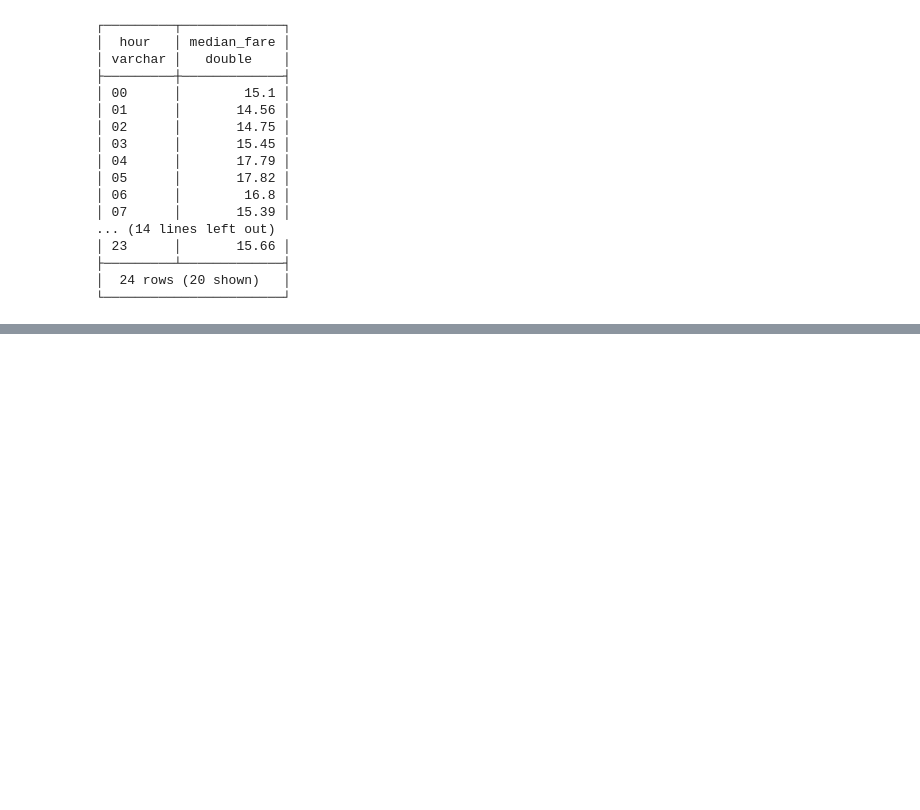
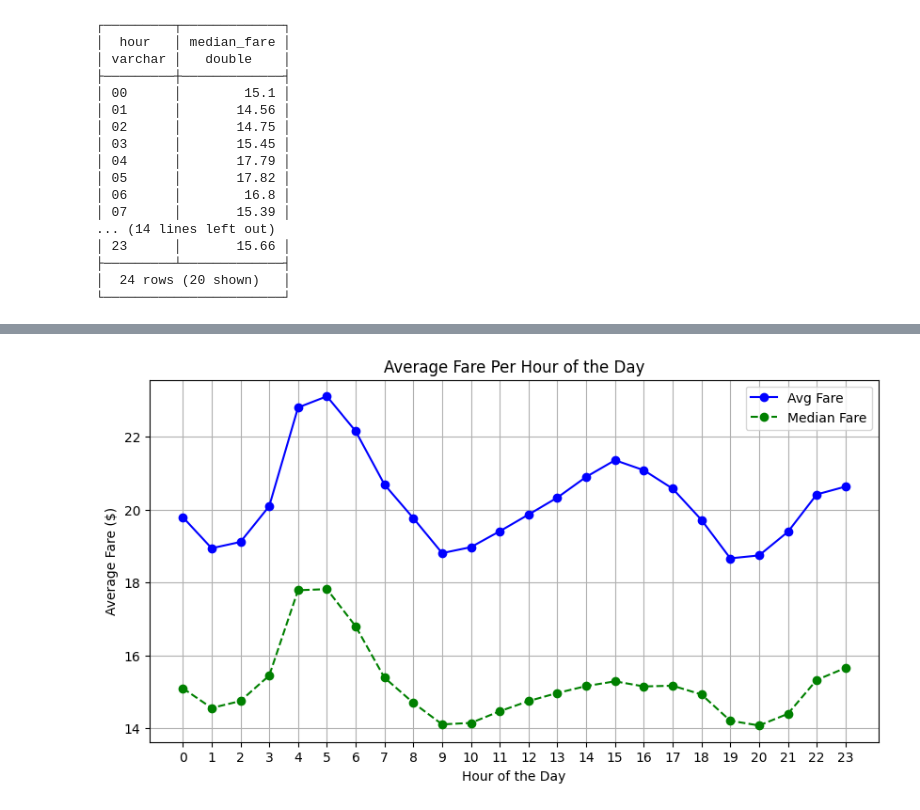
Before and after one commit to idavoong/CSC369-Analysis, a Jupyter notebook: analysis/scripts.ipynb, the cells around one changed output, grey strips where cells are left out. Saved outputs shown, nothing was run; the diff lists cells and outputs as text; code cells hidden in the pictures; blank space fills up the shorter version.

```diff
--- a/analysis/scripts.ipynb
+++ b/analysis/scripts.ipynb
@@ -29,3 +29,14 @@ print(times)
 ├─────────────────────┴────────────┴─────────────────────┴────────────────────┤
 │ ? rows (>9999 rows, 20 shown)                                     4 columns │
 └─────────────────────────────────────────────────────────────────────────────┘
+# %%
+average = duckdb.sql(f"""
+    SELECT
+        strftime(pickup_datetime, '%H') AS hour,
+        AVG(base_passenger_fare) AS avg_fare
+    FROM "nyc_data.parquet"
+    GROUP BY hour
+    ORDER BY hour
+""")
+
+print(average)
@@ -32,14 +61,14 @@ print(times)
 # %%
-percentiles = duckdb.sql(f"""
+percentiles_50 = duckdb.sql(f"""
     SELECT
-        strftime(pickup_datetime, '%H') AS hour,  -- Extract the hour (00–23)
-        quantile(base_passenger_fare, 0.5) AS median_fare  -- Compute 50th percentile (median)
+        strftime(pickup_datetime, '%H') AS hour,
+        quantile(base_passenger_fare, 0.5) AS median_fare
     FROM "nyc_data.parquet"
     GROUP BY hour
     ORDER BY hour
 """)
 
-print(percentiles)
+print(percentiles_50)
 # %% [output]
 ┌─────────┬─────────────┐
 │  hour   │ median_fare │
@@ -60,0 +206,29 @@ print(percentiles)
+# %%
+avg_df = average.df()
+percentiles_50_df = percentiles_50.df()
+# percentiles_25_df = percentiles_25.df()
+# percentiles_75_df = percentiles_75.df()
+
+# Convert 'hour' to numeric for proper sorting
+avg_df["hour"] = avg_df["hour"].astype(int)
+percentiles_50_df["hour"] = percentiles_50_df["hour"].astype(int)
+# percentiles_25_df["hour"] = percentiles_25_df["hour"].astype(int)
+# percentiles_75_df["hour"] = percentiles_75_df["hour"].astype(int)
+
+# Plot data
+plt.figure(figsize=(10, 5))
+plt.plot(avg_df["hour"], avg_df["avg_fare"], marker="o", linestyle="-", color="b", label="Avg Fare")
+plt.plot(percentiles_50_df["hour"], percentiles_50_df["median_fare"], marker="o", linestyle="--", color="g", label="Median Fare")
+
+# Customize plot
+plt.xlabel("Hour of the Day")
+plt.ylabel("Average Fare ($)")
+plt.title("Average Fare Per Hour of the Day")
+plt.xticks(range(0, 24))  # Show all hours from 0 to 23
+plt.grid(True)
+plt.legend()
+
+# Show plot
+plt.show()
+# %% [output]
+[figure, added]
```
Also changed, not shown: parts of 5 cells of this notebook.
